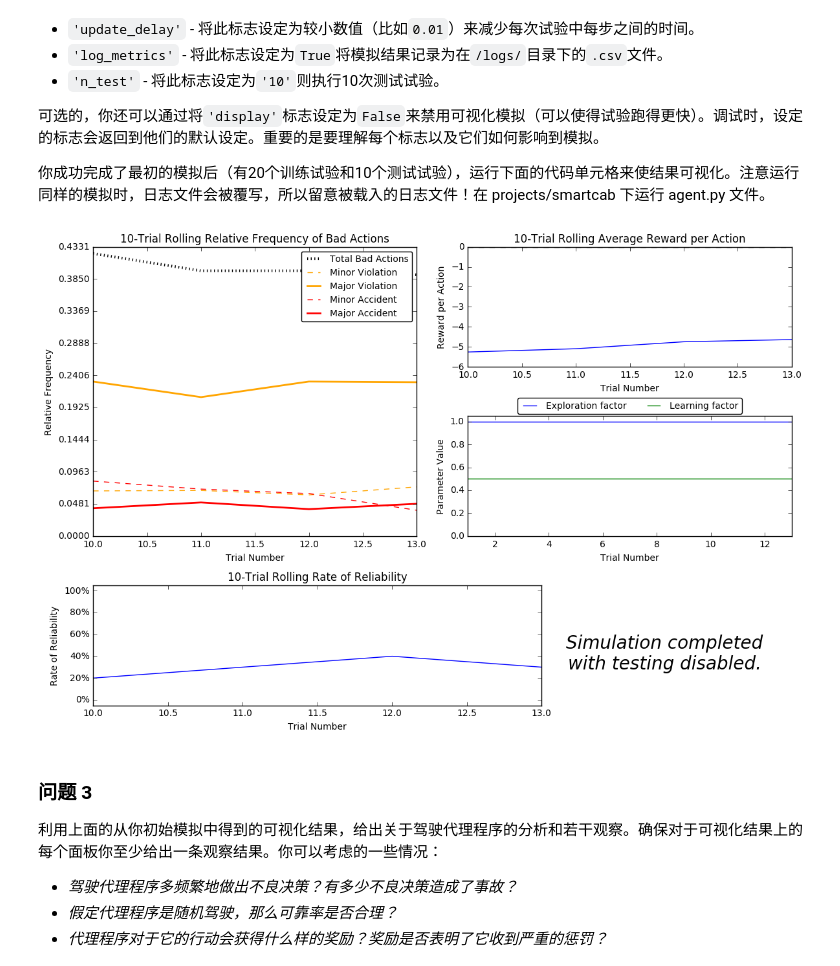
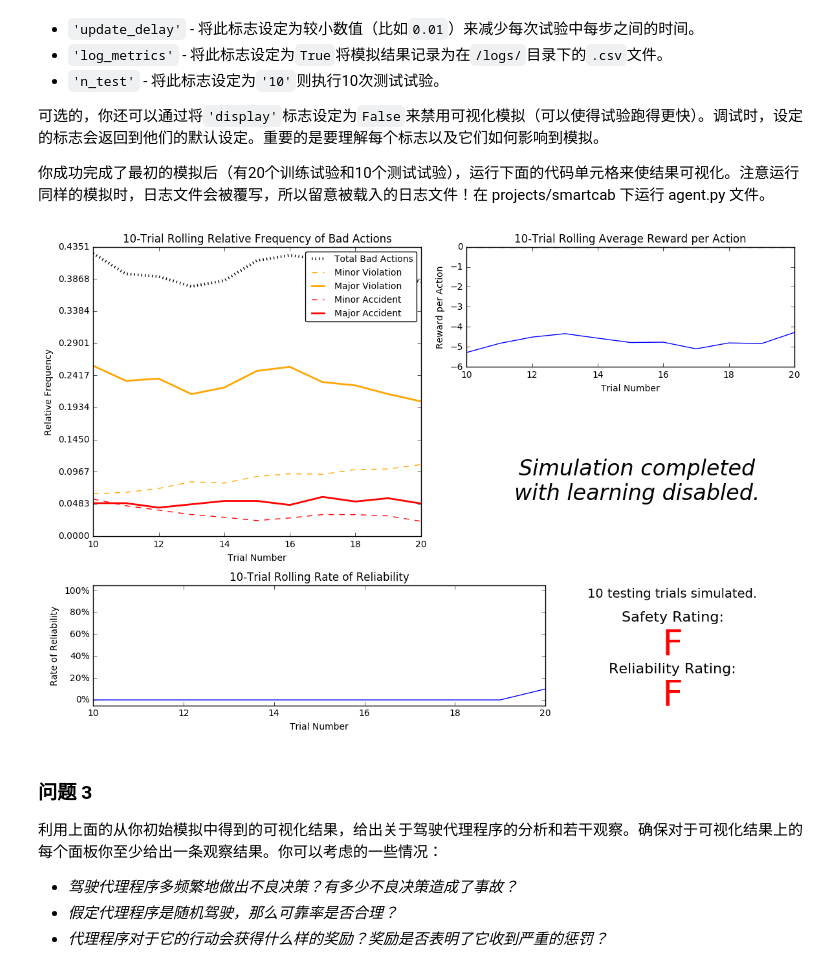
Before and after one commit to 302sk/smartcab_project, a Jupyter notebook: smartcab.ipynb, the cells around one changed output. Drawn from its saved outputs; the diff is of its cells as text; code cells hidden in the pictures.

```diff
--- a/smartcab.ipynb
+++ b/smartcab.ipynb
@@ -90,9 +90,9 @@ import visuals as vs
 你成功完成了最初的模拟后（有20个训练试验和10个测试试验），运行下面的代码单元格来使结果可视化。注意运行同样的模拟时，日志文件会被覆写，所以留意被载入的日志文件！在 projects/smartcab 下运行 agent.py 文件。
 # %%
 # Load the 'sim_no-learning' log file from the initial simulation results
-vs.plot_trials('sim_default-learning.csv')
+vs.plot_trials('sim_no-learning.csv')
 # %% [output]
-[figure, old version]
+[figure, new version]
 # %% [markdown]
 ### 问题 3
 利用上面的从你初始模拟中得到的可视化结果，给出关于驾驶代理程序的分析和若干观察。确保对于可视化结果上的每个面板你至少给出一条观察结果。你可以考虑的一些情况：
```
Also changed, not shown: parts of 1 cell of this notebook, 3 other files.
